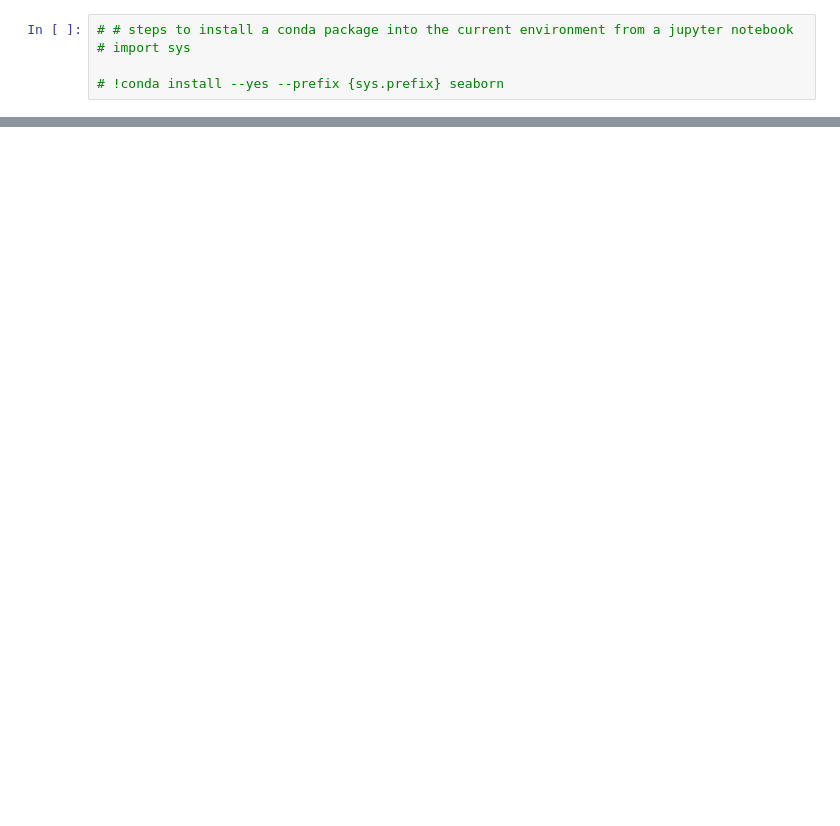
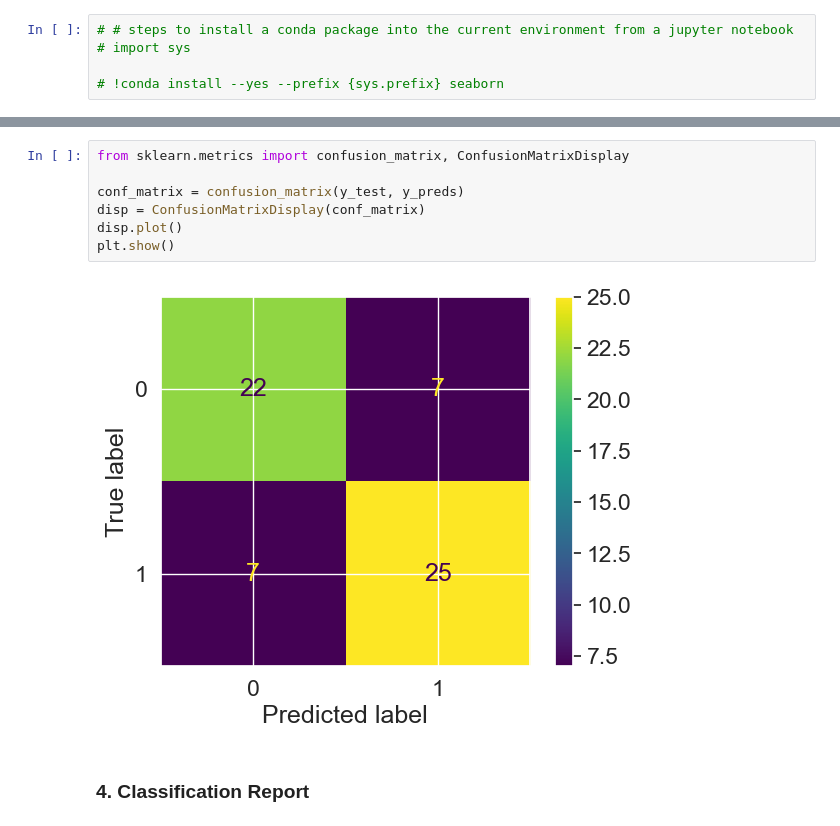
Before and after one commit to AHMAD-KHAIRI/ztm-ml-course, a Jupyter notebook: 05_scikit-learn/introduction-to-scikit-learn.ipynb, the cells around one changed output, grey strips where cells are left out. Cells and saved outputs as stored; diff of their text form; blank space fills up the shorter version.

```diff
--- a/05_scikit-learn/introduction-to-scikit-learn.ipynb
+++ b/05_scikit-learn/introduction-to-scikit-learn.ipynb
@@ -2049,0 +2081,11 @@ sns.heatmap(conf_mat);
+# %%
+from sklearn.metrics import confusion_matrix, ConfusionMatrixDisplay
+
+conf_matrix = confusion_matrix(y_test, y_preds)
+disp = ConfusionMatrixDisplay(conf_matrix)
+disp.plot()
+plt.show()
+# %% [output]
+[figure, added]
+# %% [markdown]
+### 4. Classification Report
```
Also changed, not shown: parts of 36 cells of this notebook, 4 other files.
